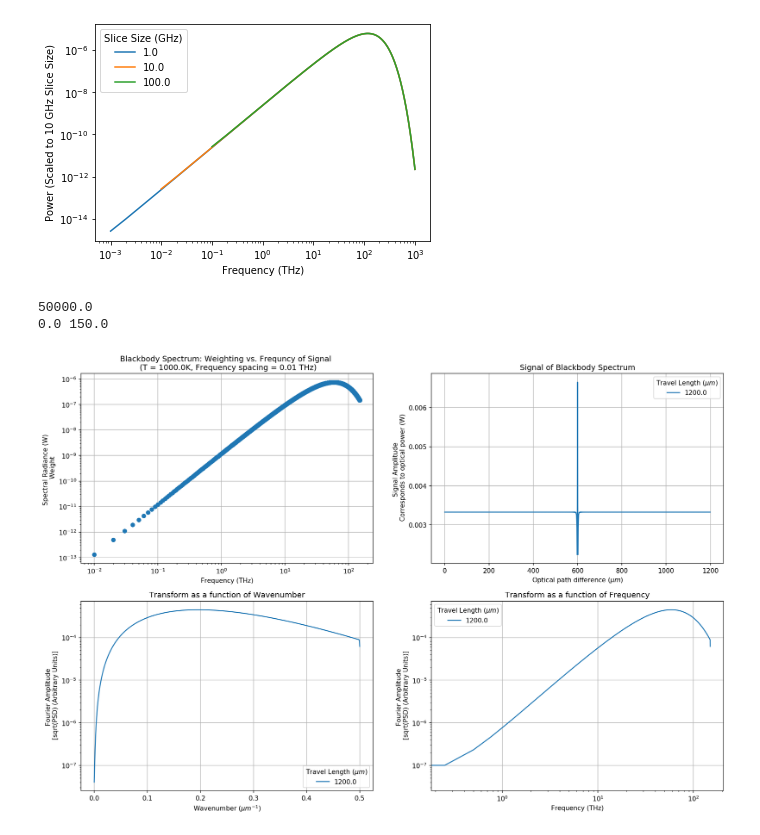
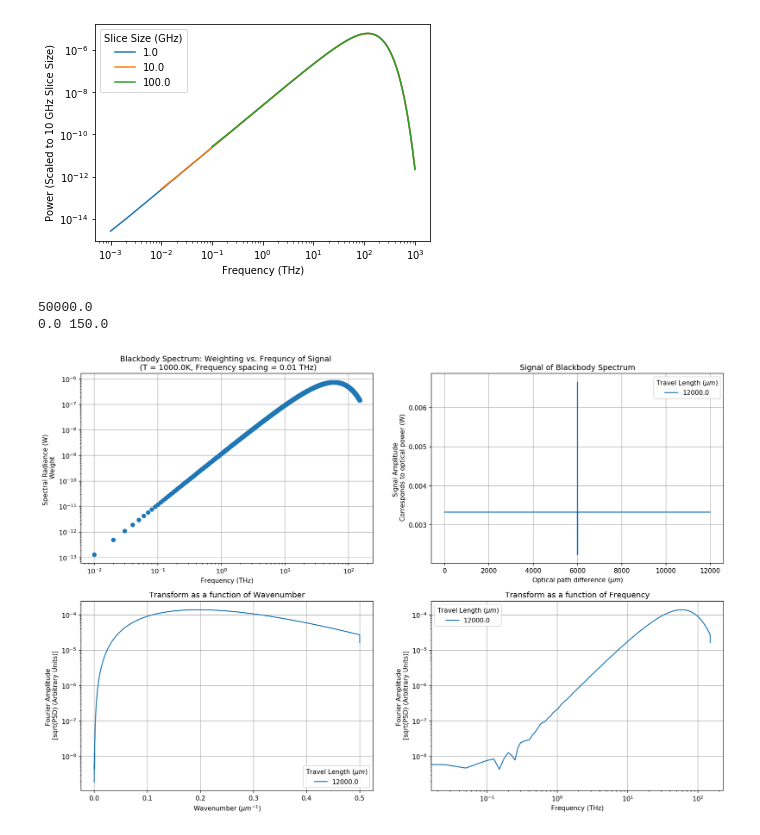
Before and after one commit to nkurinsky/THz-FTS, a Jupyter notebook: python/Notebooks/BlackbodyPlotting.ipynb, the cells around one changed output. Saved outputs shown, nothing was run; the diff lists cells and outputs as text; code cells hidden in the pictures.

```diff
--- a/python/Notebooks/BlackbodyPlotting.ipynb
+++ b/python/Notebooks/BlackbodyPlotting.ipynb
@@ -29,7 +29,7 @@ arm_length_2 = 10.0 #cm
 cm_to_micron = 1e4
 dx = abs(arm_length_1-arm_length_2)*cm_to_micron
 print(dx)
-dx = -6e2
+dx = -6e3
 
 Temp = 1e3 #K
 
@@ -37,7 +37,7 @@ adjustment = 1e-7
 
 dt = 1.0 #micron, step size
 fs = 1.0/dt #micron^-1, inv. step size (multiply by h gives energy resolution)
-T = 1.2e3 #micron, total travel length
+T = 1.2e4 #micron, total travel length
 sigma = 2e-8 #noise offset intensity
 peaks = []
 weights_nofilter = []
@@ -76,7 +76,7 @@ plt.subplot(2, 2, 2)
 plt.plot(x,y,label= T)
 
 plt.subplot(2, 2, 3)
-f_nofilter,p_nofilter = psd(y,fs=fs,window=get_window('blackmanharris',len(y))) #wavenumber, spectrum
+f_nofilter,p_nofilter = psd(y,fs=fs,window=get_window('parzen',len(y))) #wavenumber, spectrum
 plt.semilogy(f_nofilter, np.sqrt(p_nofilter), label=T)
 peaks_index, _ = find_peaks(np.log10(np.sqrt(p_nofilter)), prominence=(2.3))
 plt.plot(f_nofilter[peaks_index], np.sqrt(p_nofilter[peaks_index]), "x")
@@ -106,31 +106,31 @@ plt.subplot(2, 2, 2)
 plt.grid(True)
 plt.title("Signal of Blackbody Spectrum")
 plt.legend(title="Travel Length ($\mu m$)")
 plt.legend(title="Travel Length ($\mu m$)")
 plt.xlabel("Optical path difference ($\mu m$)")
 plt.ylabel("Signal Amplitude \n Corresponds to optical power (W)")
 
 #plot details for fourier transform plot
 plt.subplot(2, 2, 3)
 plt.title("Transform as a function of Wavenumber")
 plt.grid(True)
 plt.legend(title="Travel Length ($\mu m$)")
 plt.xlabel('Wavenumber ($\mu m ^{-1}$)')
 plt.ylabel("Fourier Amplitude \n [sqrt(PSD) (Arbitrary Units)]")
 
 #plot details for fourier transform plot in terms of frequency rather than wavenumber
 plt.subplot(2, 2, 4)
 plt.title("Transform as a function of Frequency")
 plt.xscale('log')
 plt.grid(True)
 plt.legend(title="Travel Length ($\mu m$)")
 plt.xlabel('Frequency (THz)')
 plt.ylabel("Fourier Amplitude \n [sqrt(PSD) (Arbitrary Units)]")
 plt.show()
 
 # print("For total travel distance ", Tlist[0], "µm the peaks occur at frequencies:", peaks[0]*c_micron_per_second*Hz_to_THz , "THz")
 # print("There are ", len(peaks[0]), " measured peaks")
 # %% [output]
 50000.0
 0.0 150.0
-[figure, old version]
+[figure, new version]
```
